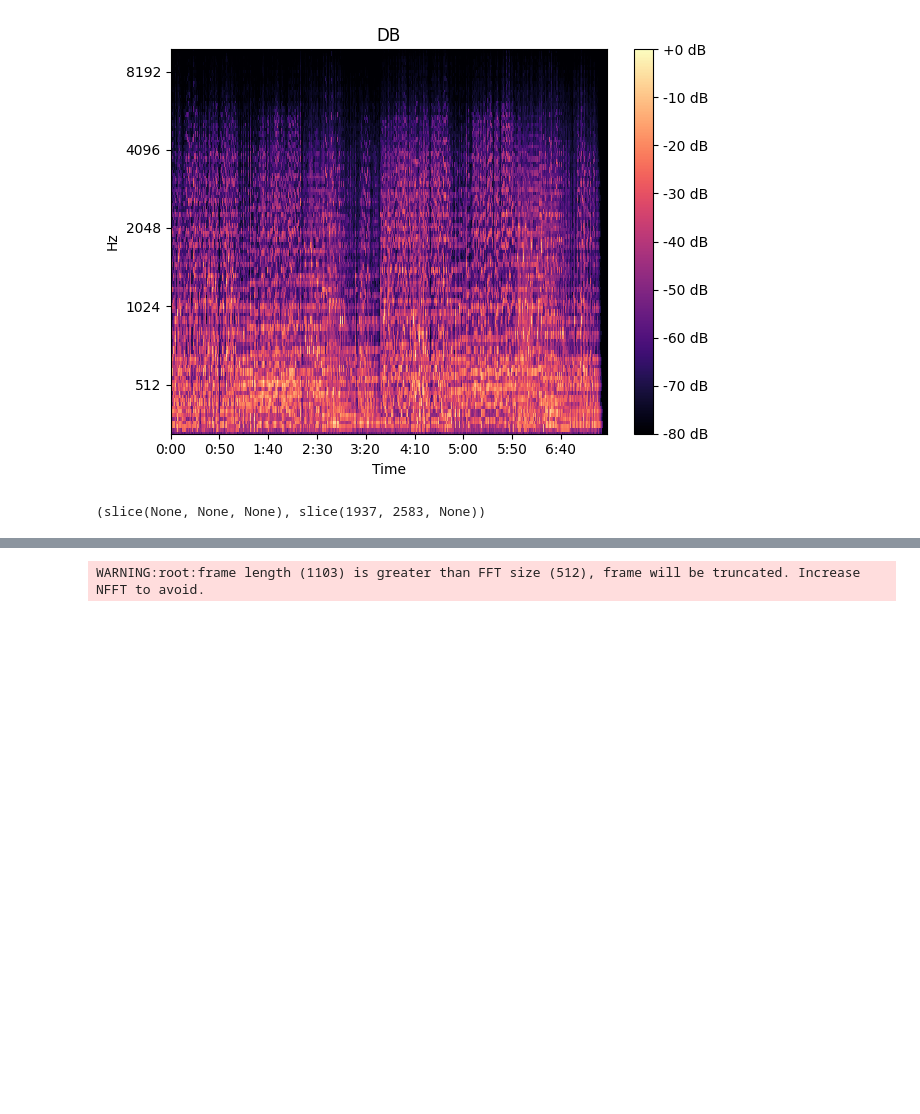
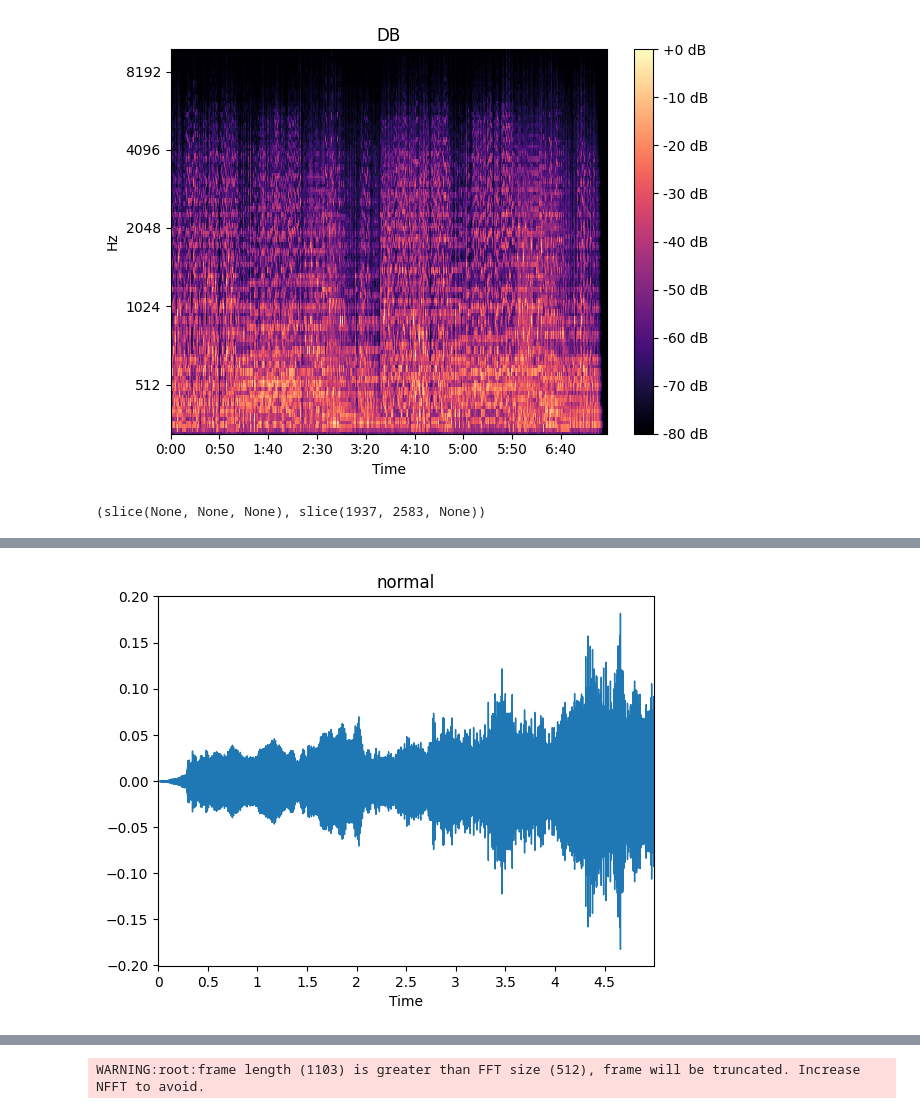
Before and after one commit to wisrovi/TFM2022, a Jupyter notebook: TFM.ipynb, the cells around one changed output, grey strips where cells are left out. Saved outputs shown, nothing was run; the diff lists cells and outputs as text; code cells hidden in the pictures; blank space fills up the shorter version.

```diff
--- a/TFM.ipynb
+++ b/TFM.ipynb
@@ -168,6 +168,10 @@ idx = tuple([slice(None), slice(*list(librosa.time_to_frames([45, 60])))])
 idx
 # %% [output]
 (slice(None, None, None), slice(1937, 2583, None))
+# %%
+path_wav = "/kaggle/input/musicnet-dataset/musicnet/musicnet/train_data/"
+path_csv = "/kaggle/input/musicnet-dataset/musicnet/musicnet/train_labels/"
 # %%
-file_name = "/kaggle/input/musicnet-dataset/musicnet/musicnet/train_data/1727.wav"
-audio, sr = librosa.load(file_name)
+file_name = "1727"
+audio, sr = librosa.load(path_wav + file_name + ".wav")
+labels = pd.read_csv(path_csv + file_name + ".csv")
@@ -184,0 +201,7 @@ You should consider upgrading via the '/usr/bin/python3 -m pip install --upgrade
+# %%
+audio_demo, sr_demo = librosa.load("1727/" + file_name + "_001" + ".wav")
+librosa.display.waveplot(audio_demo, sr=sr_demo)
+plt.title("normal")
+plt.show()
+# %% [output]
+[figure, added]
```
Also changed, not shown: parts of 12 cells of this notebook, 3 other files.
